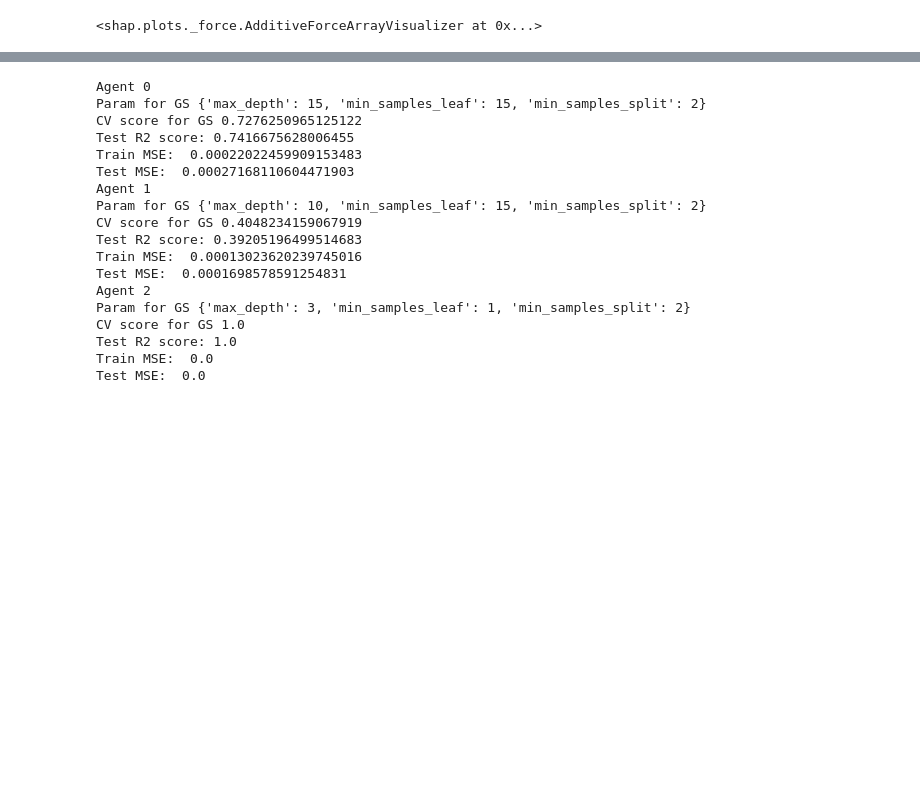
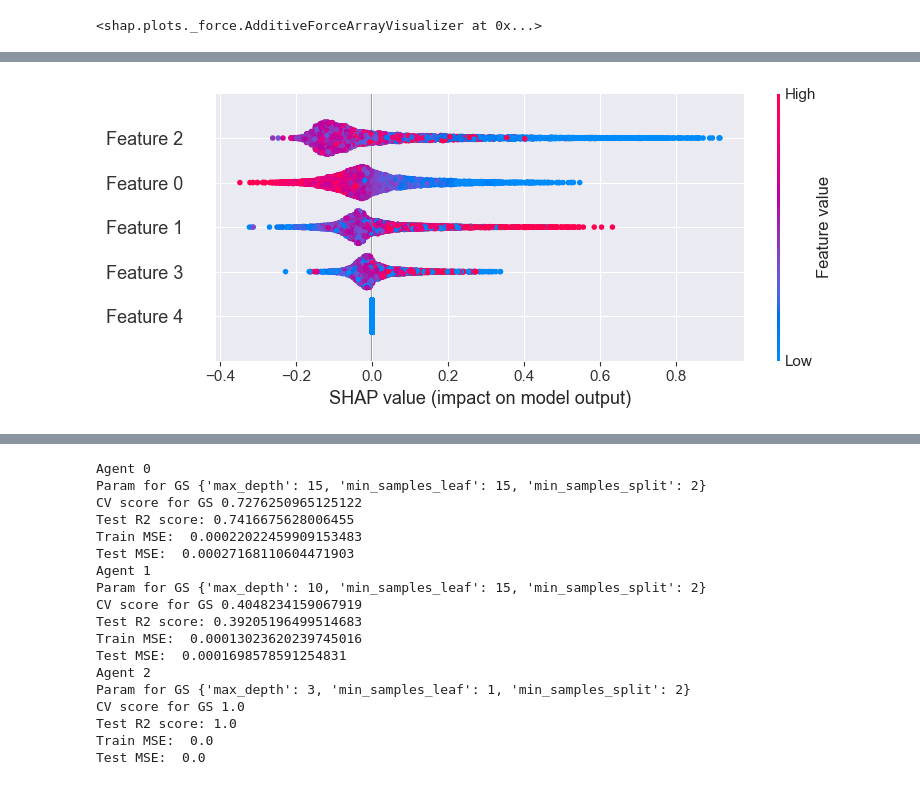
Before and after one commit to keith11119/auction-gym, a Jupyter notebook: src/data_DR_L.ipynb, the cells around one changed output, grey strips where cells are left out. Drawn from its saved outputs; the diff is of its cells as text; code cells hidden in the pictures; blank space fills up the shorter version.

```diff
--- a/src/data_DR_L.ipynb
+++ b/src/data_DR_L.ipynb
@@ -99,0 +119,2 @@ Stopping at Epoch 5219
+# %%
+auction = pickle.load(open('DR_L_auction.pickle', 'rb'))
@@ -100,6 +123,5 @@ Stopping at Epoch 5219
 # %%
 # data generation
-# just take the first agent's data (dont know is it correct)
 # Q2 the bidder updates seems does not use the utilities but the estimated_CTRs instead
 # it seems to only use the utilities to calculate the welfare and surplus
 # Input: context
@@ -108,10 +130,10 @@ Stopping at Epoch 5219
 trained_welfare = {}
 trained_surplus = {}
 
-offline_data = {'train':{}, 'test':{}}
+offline_data = {'train':{}, 'val': {}, 'test':{}}
 
 
-num_data = [52000, 8000]
+num_data = [80000, 10000, 10000]
 
 for i, data_set in enumerate(offline_data.keys()):
     for _ in range(num_data[i]):
@@ -136,0 +173,5 @@ for i, data_set in enumerate(offline_data.keys()):
+# %%
+# split_data
+for data_set in offline_data.keys():
+    for agent_id in offline_data[data_set].keys():
+        split_data(estimator=estimator, competition=competition, data_set=data_set, agent_num=str(agent_id), row_num=1000, data_dir=f'/Users/keithwu/Documents/GitHub/auction-gym/data_{estimator}_{competition}/')
@@ -188,0 +186,6 @@ model = tree.DecisionTreeRegressor()
+# %%
+offline_data = {'train': {}, 'val': {},'test': {}}
+for agent_id in range(agent_num):
+    offline_data['train'][agent_id] = read_csv_game_record_auction(f"../data_{estimator}_{competition}/train_{agent_id}.csv")
+    offline_data['val'][agent_id] = read_csv_game_record_auction(f"../data_{estimator}_{competition}/val_{agent_id}.csv")
+    offline_data['test'][agent_id] = read_csv_game_record_auction(f"../data_{estimator}_{competition}/test_{agent_id}.csv")
@@ -323,0 +494,4 @@ shap.force_plot(explainer.expected_value, shap_values[:200,:], offline_data['tes
+# %%
+shap.summary_plot(shap_values_rTree_agent0, offline_data['test'][0][:, :5])
+# %% [output]
+[figure, added]
```
Also changed, not shown: parts of 48 cells of this notebook, 27 other files.
